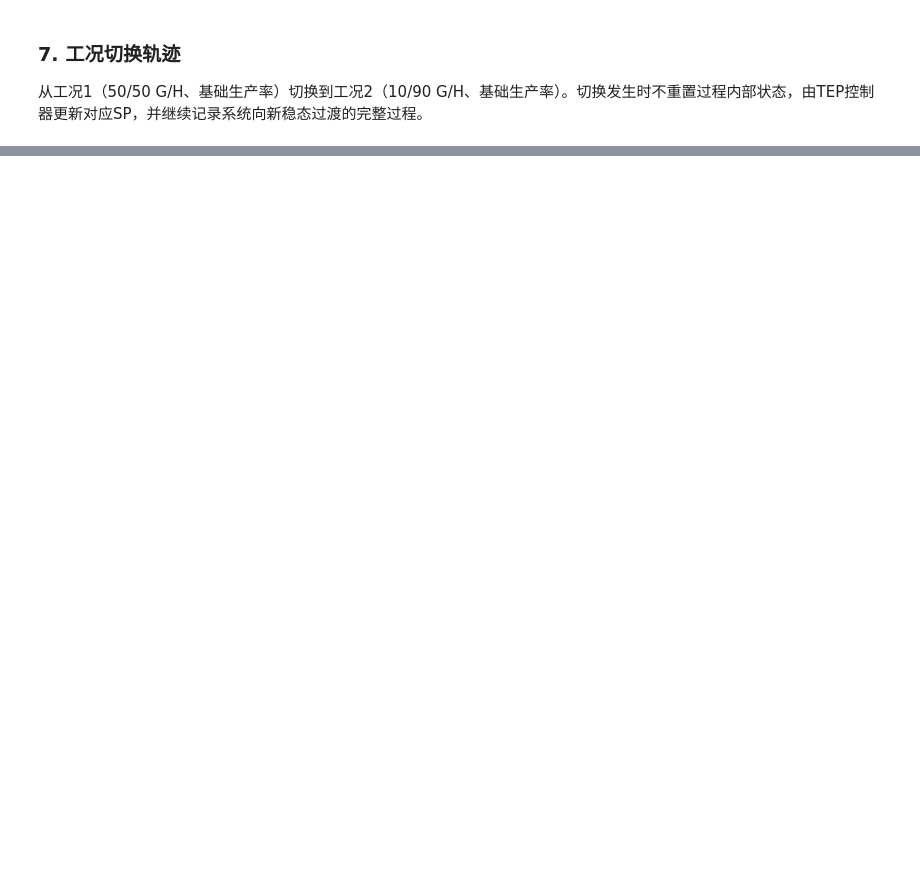
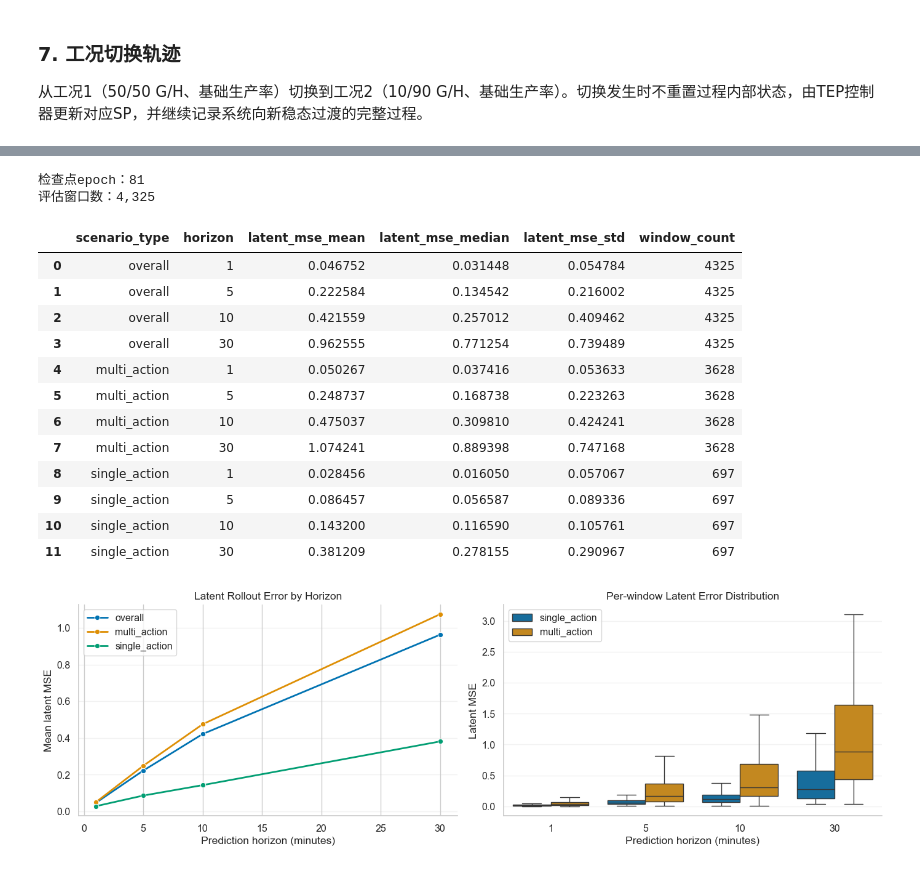
Before and after one commit to ShixiangLi/tepwm, a Jupyter notebook: tutorial/tep_tutorial.ipynb, the cells around one changed output, grey strips where cells are left out. Drawn from its saved outputs; the diff is of its cells as text; code cells hidden in the pictures; blank space fills up the shorter version.

```diff
--- a/tutorial/tep_tutorial.ipynb
+++ b/tutorial/tep_tutorial.ipynb
@@ -481,0 +610,41 @@ show_trajectory(
+# %%
+# 定位训练得到的最佳检查点。
+checkpoint_relative = Path(training_config["output_dir"]) / "best.pt"
+checkpoint_path = next(path for path in [
+    checkpoint_relative,
+    project_root / checkpoint_relative,
+    project_root / "tutorial" / checkpoint_relative,
+] if path.is_file())
+
+# horizon=1为单步预测，更长时域为自回归latent推演。
+latent_evaluation = evaluate_latent_prediction(
+    checkpoint_path,
+    dataset_dir,
+    sample_stride_steps=training_config["sample_stride_steps"],
+    window_stride_steps=training_config["window_stride_steps"],
+    device=str(device),
+    **project_config["evaluation"],
+)
+
+print(f"检查点epoch：{latent_evaluation['checkpoint_epoch']}")
+print(f"评估窗口数：{latent_evaluation['window_count']:,}")
+display(latent_evaluation["summary"].round(6))
+plot_latent_prediction_evaluation(latent_evaluation)
+plt.show()
+# %% [output]
+检查点epoch：81
+评估窗口数：4,325
+|  | scenario_type | horizon | latent_mse_mean | latent_mse_median | latent_mse_std | window_count |
+| 0 | overall | 1 | 0.046752 | 0.031448 | 0.054784 | 4325 |
+| 1 | overall | 5 | 0.222584 | 0.134542 | 0.216002 | 4325 |
+| 2 | overall | 10 | 0.421559 | 0.257012 | 0.409462 | 4325 |
+| 3 | overall | 30 | 0.962555 | 0.771254 | 0.739489 | 4325 |
+| 4 | multi_action | 1 | 0.050267 | 0.037416 | 0.053633 | 3628 |
+| 5 | multi_action | 5 | 0.248737 | 0.168738 | 0.223263 | 3628 |
+| 6 | multi_action | 10 | 0.475037 | 0.309810 | 0.424241 | 3628 |
+| 7 | multi_action | 30 | 1.074241 | 0.889398 | 0.747168 | 3628 |
+| 8 | single_action | 1 | 0.028456 | 0.016050 | 0.057067 | 697 |
+| 9 | single_action | 5 | 0.086457 | 0.056587 | 0.089336 | 697 |
+| 10 | single_action | 10 | 0.143200 | 0.116590 | 0.105761 | 697 |
+| 11 | single_action | 30 | 0.381209 | 0.278155 | 0.290967 | 697 |
+[figure, added]
```
Also changed, not shown: parts of 28 cells of this notebook, 15 other files.
